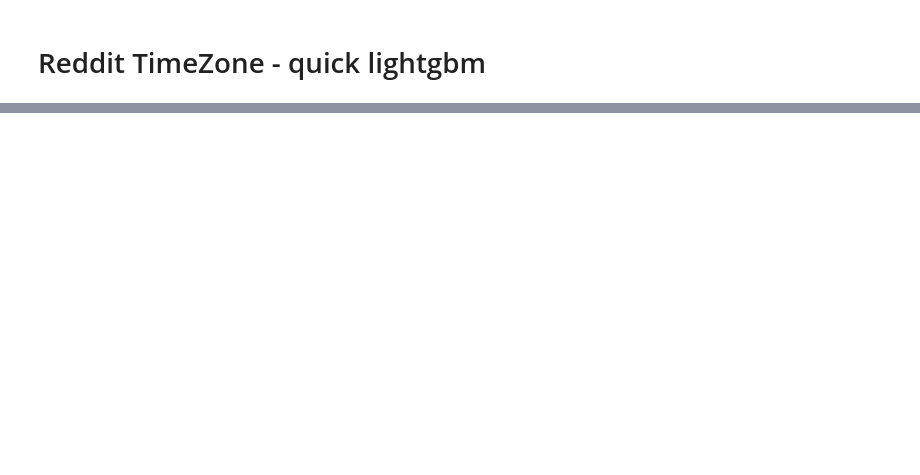
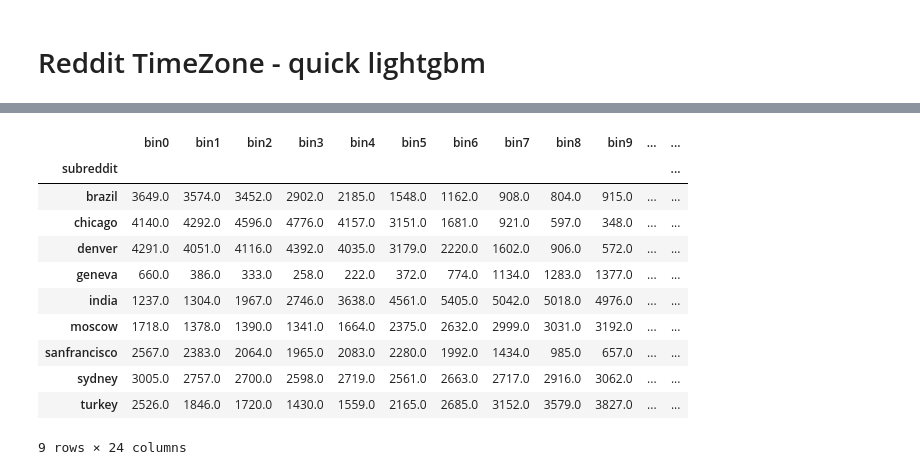
Before and after one commit to declanoller/reddit_DS, a Jupyter notebook: reddit_DS_quickBDT.ipynb, the cells around one changed output, grey strips where cells are left out. Drawn from its saved outputs; the diff is of its cells as text; code cells hidden in the pictures; blank space fills up the shorter version.

```diff
--- a/reddit_DS_quickBDT.ipynb
+++ b/reddit_DS_quickBDT.ipynb
@@ -18,0 +20,31 @@ dataset ='sanfrancisco_geneva_sydney_1000users_24bins_00-56-04'
+# %%
+def aggCities(path_to_files):
+    allfiles = glob.glob(path_to_files+'/*.csv')
+    #print(allfiles)
+
+    df_list = []
+    cols = []
+    for i,file in enumerate(allfiles):
+        if i==0:
+            df_temp = pd.read_csv(file)
+            col = df_temp.columns.values
+        df = pd.read_csv(file,header=0)
+        df_list.append(df)
+
+    df_all = pd.DataFrame(columns=cols)
+    df_all = pd.concat(df_list)
+
+    cities = df_all['subreddit'].unique()
+    long_str_cities = ''
+    for c in cities: long_str_cities = '{}_{}'.format(long_str_cities,c)
+
+    l = list(df_all.columns.values)
+    bins = len([e for e in l if 'bin' in e])
+
+    save_name = path+folder+dataset+'aggregate_{}bins{}.csv'.format(bins,long_str_cities)
+    df_all.to_csv(save_name)
+
+    return df_all
+
+df_all = aggCities(path+folder+dataset)
+df_all.groupby('subreddit')['bin0'].count()
@@ -19,3 +63,20 @@ dataset ='sanfrancisco_geneva_sydney_1000users_24bins_00-56-04'
+# %%
+df_all.drop(columns='Unnamed: 0',inplace=True)
+# %%
+df_all.groupby('subreddit').sum()
+# %% [output]
+|  | bin0 | bin1 | bin2 | bin3 | bin4 | bin5 | bin6 | bin7 | bin8 | bin9 | ... | ... |
+| subreddit |  |  |  |  |  |  |  |  |  |  |  | ... |
+| brazil | 3649.0 | 3574.0 | 3452.0 | 2902.0 | 2185.0 | 1548.0 | 1162.0 | 908.0 | 804.0 | 915.0 | ... | ... |
+| chicago | 4140.0 | 4292.0 | 4596.0 | 4776.0 | 4157.0 | 3151.0 | 1681.0 | 921.0 | 597.0 | 348.0 | ... | ... |
+| denver | 4291.0 | 4051.0 | 4116.0 | 4392.0 | 4035.0 | 3179.0 | 2220.0 | 1602.0 | 906.0 | 572.0 | ... | ... |
+| geneva | 660.0 | 386.0 | 333.0 | 258.0 | 222.0 | 372.0 | 774.0 | 1134.0 | 1283.0 | 1377.0 | ... | ... |
+| india | 1237.0 | 1304.0 | 1967.0 | 2746.0 | 3638.0 | 4561.0 | 5405.0 | 5042.0 | 5018.0 | 4976.0 | ... | ... |
+| moscow | 1718.0 | 1378.0 | 1390.0 | 1341.0 | 1664.0 | 2375.0 | 2632.0 | 2999.0 | 3031.0 | 3192.0 | ... | ... |
+| sanfrancisco | 2567.0 | 2383.0 | 2064.0 | 1965.0 | 2083.0 | 2280.0 | 1992.0 | 1434.0 | 985.0 | 657.0 | ... | ... |
+| sydney | 3005.0 | 2757.0 | 2700.0 | 2598.0 | 2719.0 | 2561.0 | 2663.0 | 2717.0 | 2916.0 | 3062.0 | ... | ... |
+| turkey | 2526.0 | 1846.0 | 1720.0 | 1430.0 | 1559.0 | 2165.0 | 2685.0 | 3152.0 | 3579.0 | 3827.0 | ... | ... |
+9 rows × 24 columns
 # %%
 # ML: Boosted decision tree ( lightgbm )
 
```
Also changed, not shown: parts of 11 cells of this notebook, 1 other file.
